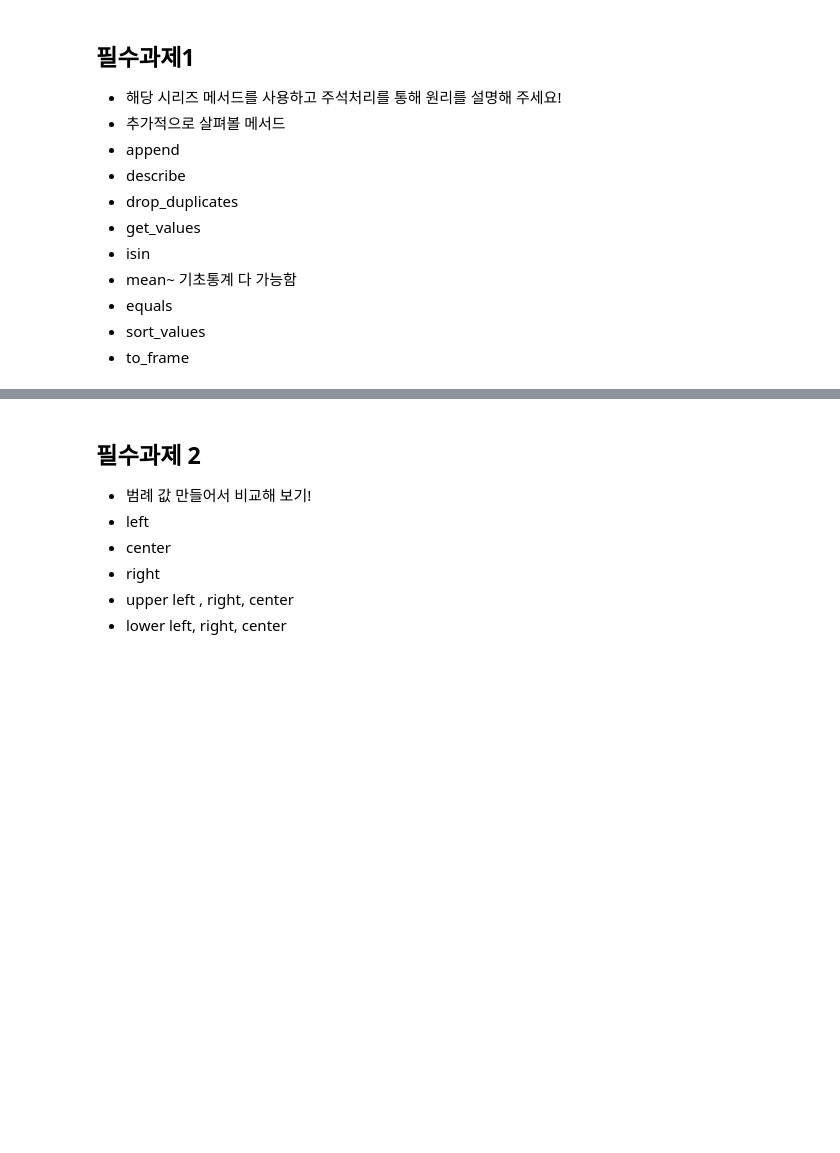
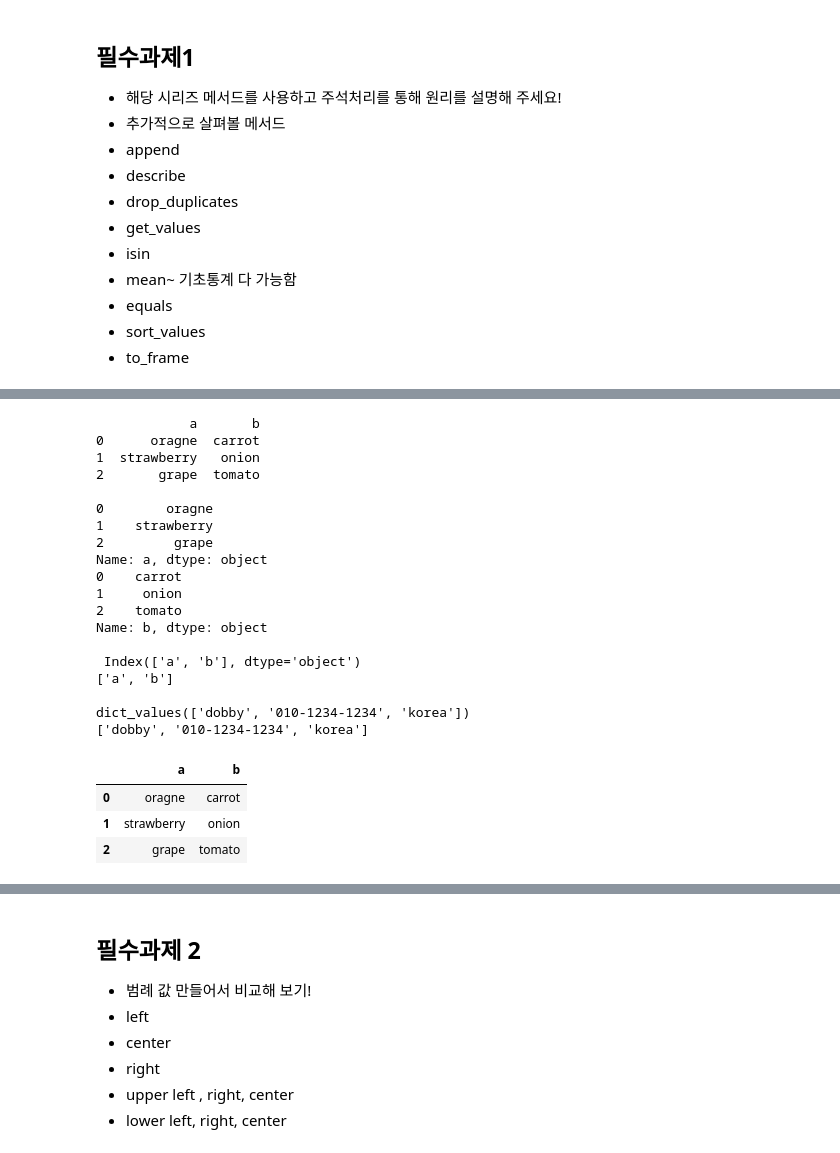
Before and after one commit to seon0415/BDA, a Jupyter notebook: 박서연29_0402_필수과제.ipynb, the cells around one changed output, grey strips where cells are left out. Cells and saved outputs as stored; diff of their text form; code cells hidden in the pictures; blank space fills up the shorter version.

```diff
--- a/박서연29_0402_필수과제.ipynb
+++ b/박서연29_0402_필수과제.ipynb
@@ -15,0 +34,46 @@
+# %%
+#append: 행을 추가하는 데이터프레임
+fruit=pd.DataFrame({'a':['oragne','strawberry'],'b':['carrot','onion']})
+fruit=fruit.append({'a':'grape','b':'tomato'},ignore_index=True)
+print(fruit, "\n")
+
+#get_values: get() 열의 값들 출력
+print(fruit.get('a'))
+print(fruit.get('b'))
+
+#keys(): columns 출력
+print("\n",fruit.keys())
+print(list(fruit.keys()), "\n")
+
+#values(): 값들 출력
+a = {'name' : 'dobby', 'phone' : '010-1234-1234', 'address' : 'korea'}
+print(a.values())
+print(list(a.values()))
+
+#to_frame: 데이터프레임으로 변환(리스트, 딕셔너리에서 변환가능)
+df=pd.DataFrame(fruit)
+df
+# %% [output]
+            a       b
+0      oragne  carrot
+1  strawberry   onion
+2       grape  tomato
+
+0        oragne
+1    strawberry
+2         grape
+Name: a, dtype: object
+0    carrot
+1     onion
+2    tomato
+Name: b, dtype: object
+
+ Index(['a', 'b'], dtype='object')
+['a', 'b']
+
+dict_values(['dobby', '010-1234-1234', 'korea'])
+['dobby', '010-1234-1234', 'korea']
+|  | a | b |
+| 0 | oragne | carrot |
+| 1 | strawberry | onion |
+| 2 | grape | tomato |
```
Also changed, not shown: parts of 5 cells of this notebook.
